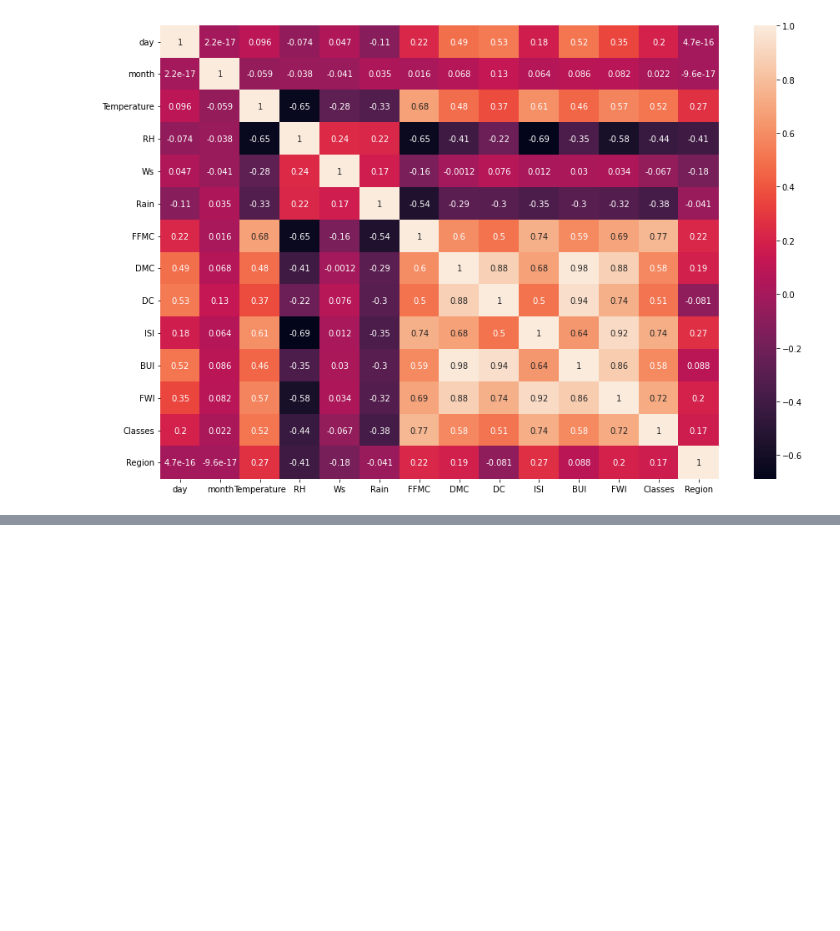
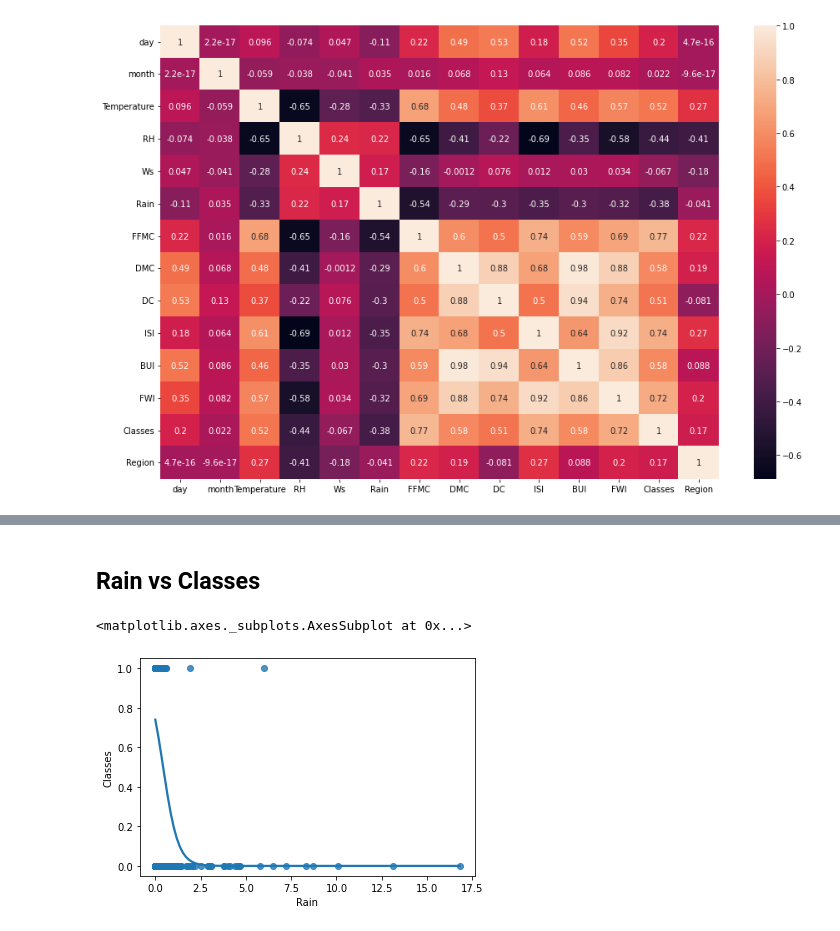
Before and after one commit to sha-shank469/Logistic-Regression-Implementation-on-Forest-Fire-Dataset, a Jupyter notebook: Logistic_Regression_Practicle_implementation_on_Forest_Fire_Dataset.ipynb, the cells around one changed output, grey strips where cells are left out. Saved outputs shown, nothing was run; the diff lists cells and outputs as text; code cells hidden in the pictures; blank space fills up the shorter version.

```diff
--- a/Logistic_Regression_Practicle_implementation_on_Forest_Fire_Dataset.ipynb
+++ b/Logistic_Regression_Practicle_implementation_on_Forest_Fire_Dataset.ipynb
@@ -518,0 +542,7 @@ sns.heatmap(df.corr(),annot=True)
+# %% [markdown]
+## **Rain vs Classes**
+# %%
+sns.regplot(x = 'Rain',y='Classes',data=df,logistic = True, ci = None)
+# %% [output]
+<matplotlib.axes._subplots.AxesSubplot at 0x...>
+[figure, added]
```
Also changed, not shown: parts of 23 cells of this notebook.
